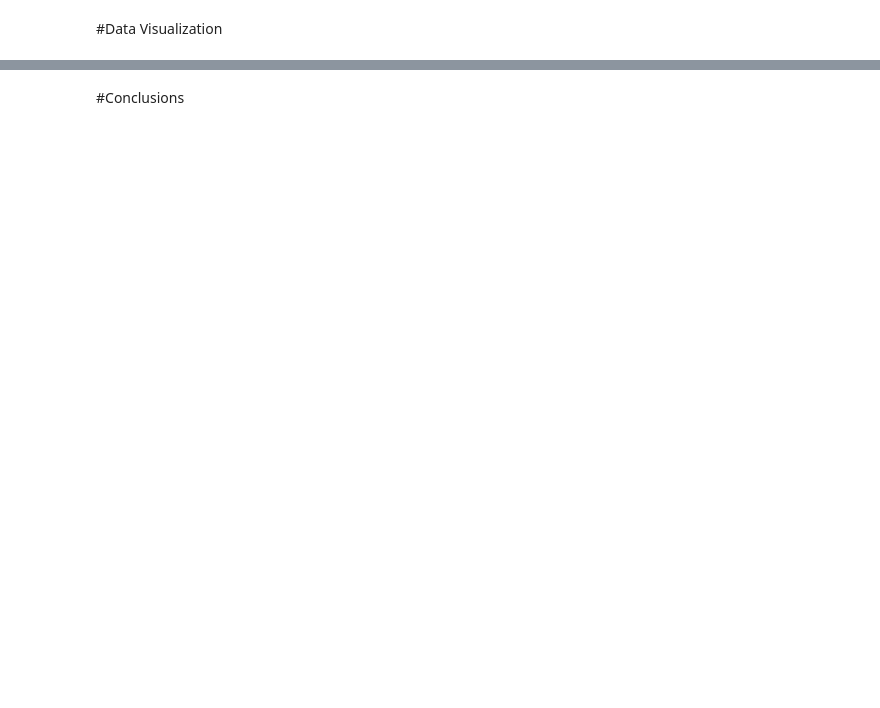
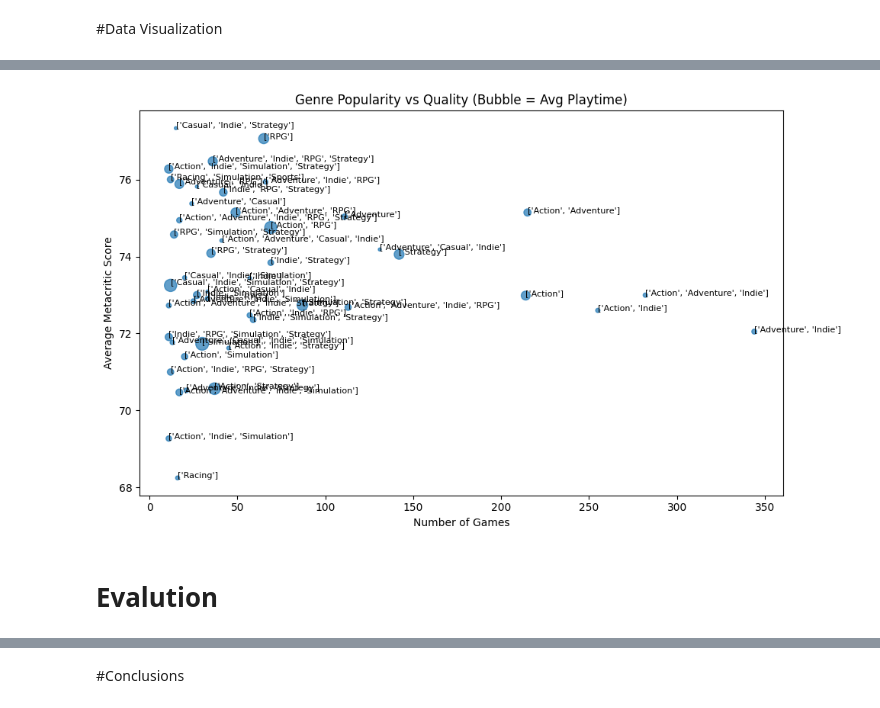
Before and after one commit to Wasian98/MATH-120-Final-Project, a Jupyter notebook: MATH_120_Final_Project_Notebook.ipynb, the cells around one changed output, grey strips where cells are left out. Cells and saved outputs as stored; diff of their text form; code cells hidden in the pictures; blank space fills up the shorter version.

```diff
--- a/MATH_120_Final_Project_Notebook.ipynb
+++ b/MATH_120_Final_Project_Notebook.ipynb
@@ -163,0 +202,26 @@ plt.show()
+# %%
+plt.figure(figsize=(10,6))
+plt.scatter(
+    genre_stats["genre_count"],
+    genre_stats["meta_score"],
+    s=genre_stats["average_playtime"] / 10,
+    alpha=0.7
+)
+
+for genre in genre_stats.index:
+    plt.text(
+        genre_stats.loc[genre, "genre_count"],
+        genre_stats.loc[genre, "meta_score"],
+        genre,
+        fontsize=8
+    )
+
+plt.xlabel("Number of Games")
+plt.ylabel("Average Metacritic Score")
+plt.title("Genre Popularity vs Quality (Bubble = Avg Playtime)")
+plt.tight_layout()
+plt.show()
+# %% [output]
+[figure, added]
+# %% [markdown]
+# Evalution
```
Also changed, not shown: parts of 11 cells of this notebook.
